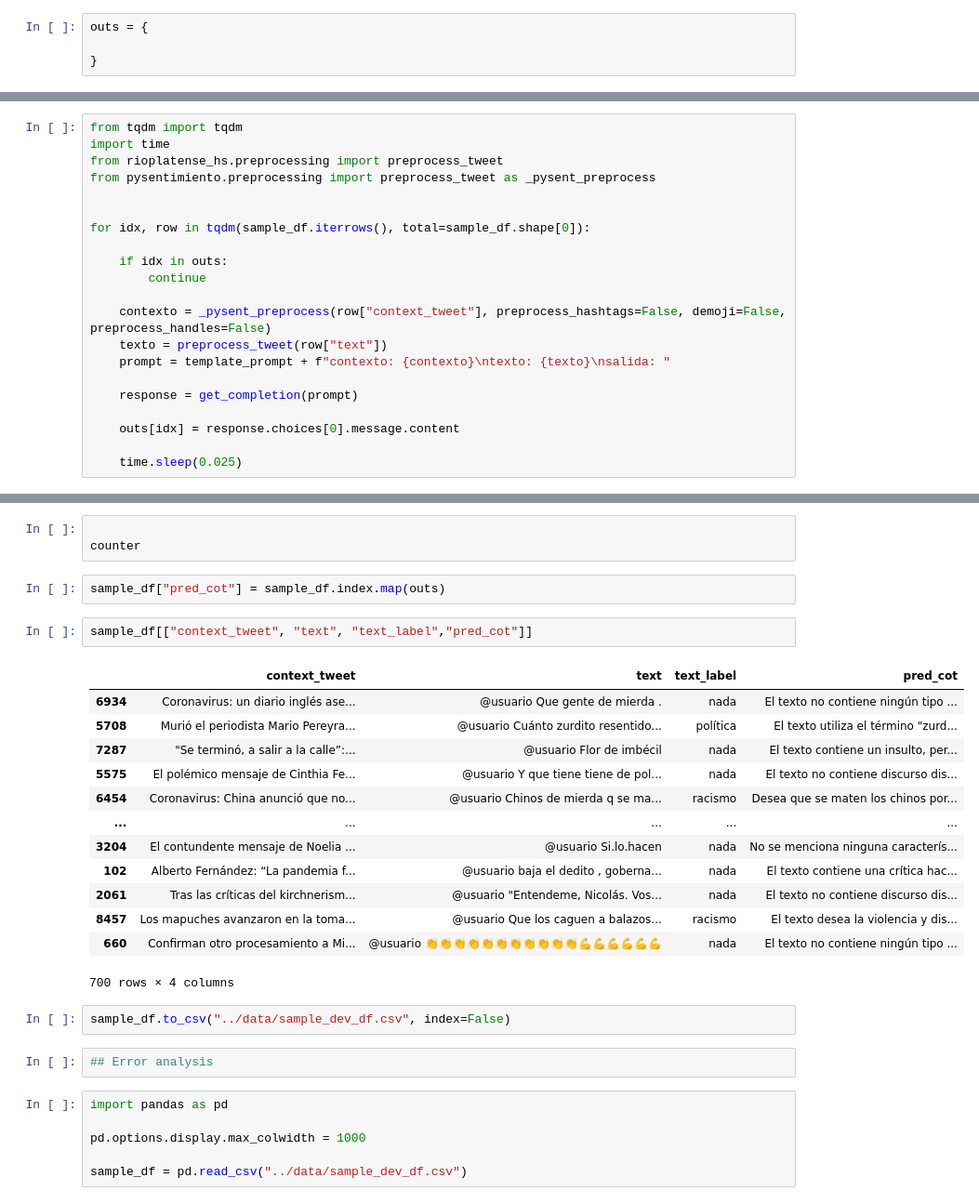
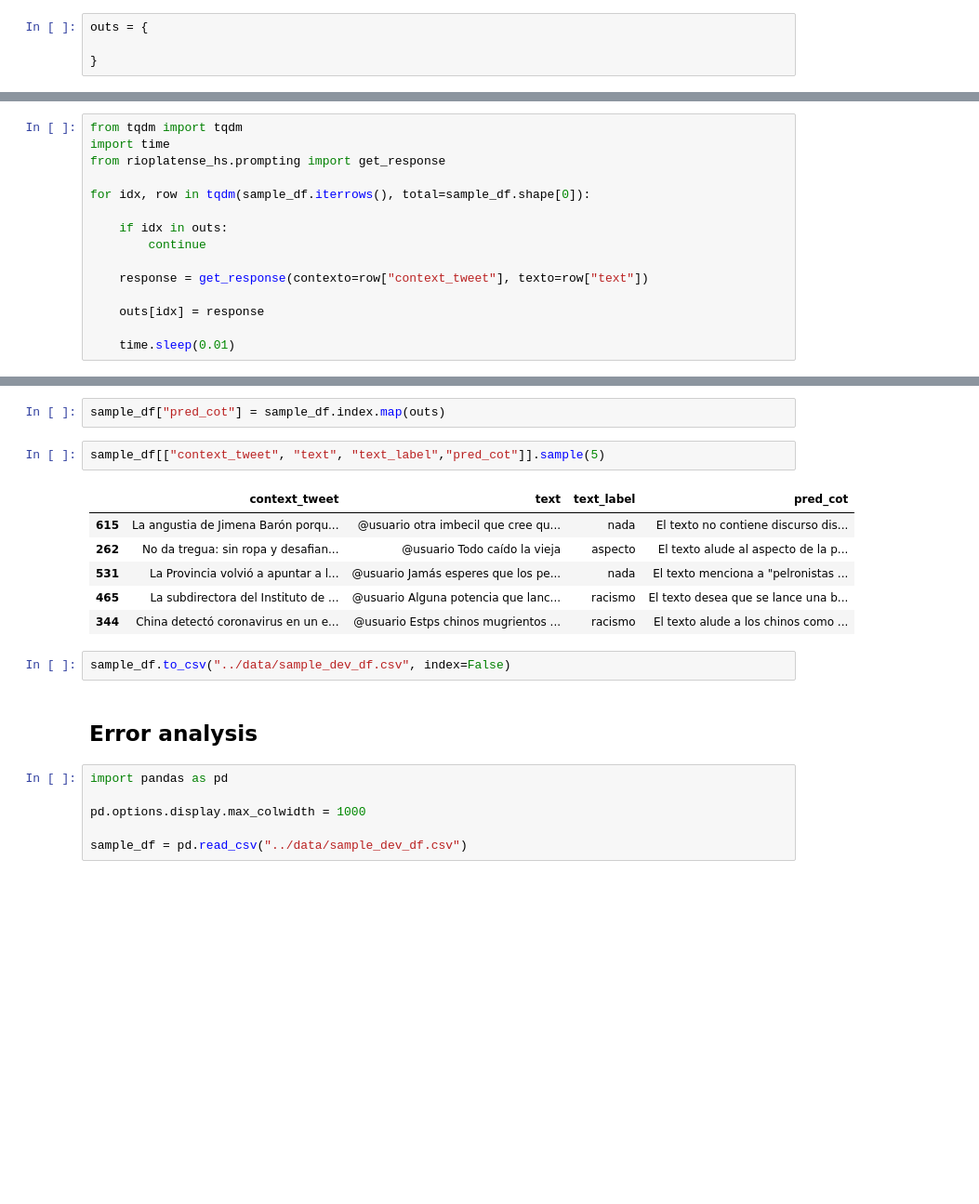
Before and after one commit to finiteautomata/rioplatense_hate_speech, a Jupyter notebook: notebooks/CoT-experiments.ipynb, the cells around one changed output, grey strips where cells are left out. Shown at 93% size. Drawn from its saved outputs; the diff is of its cells as text; blank space fills up the shorter version.

```diff
--- a/notebooks/CoT-experiments.ipynb
+++ b/notebooks/CoT-experiments.ipynb
@@ -128,21 +100,15 @@ salida: El texto alude a que la mujer trans es un hombre. La respuesta final es
 # %%
 from tqdm import tqdm
 import time
-from rioplatense_hs.preprocessing import preprocess_tweet
-from pysentimiento.preprocessing import preprocess_tweet as _pysent_preprocess
-
+from rioplatense_hs.prompting import get_response
 
 for idx, row in tqdm(sample_df.iterrows(), total=sample_df.shape[0]):
 
     if idx in outs:
         continue
 
-    contexto = _pysent_preprocess(row["context_tweet"], preprocess_hashtags=False, demoji=False, preprocess_handles=False)
-    texto = preprocess_tweet(row["text"])
-    prompt = template_prompt + f"contexto: {contexto}\ntexto: {texto}\nsalida: "
+    response = get_response(contexto=row["context_tweet"], texto=row["text"])
 
-    response = get_completion(prompt)
+    outs[idx] = response
 
-    outs[idx] = response.choices[0].message.content
-
-    time.sleep(0.025)
+    time.sleep(0.01)
@@ -165,28 +115,18 @@ for v in outs.values():
-# %%
-
-counter
 # %%
 sample_df["pred_cot"] = sample_df.index.map(outs)
 # %%
-sample_df[["context_tweet", "text", "text_label","pred_cot"]]
+sample_df[["context_tweet", "text", "text_label","pred_cot"]].sample(5)
 # %% [output]
 |  | context_tweet | text | text_label | pred_cot |
-| 6934 | Coronavirus: un diario inglés ase... | @usuario Que gente de mierda . | nada | El texto no contiene ningún tipo ... |
-| 5708 | Murió el periodista Mario Pereyra... | @usuario Cuánto zurdito resentido... | política | El texto utiliza el término "zurd... |
-| 7287 | "Se terminó, a salir a la calle”:... | @usuario Flor de imbécil | nada | El texto contiene un insulto, per... |
-| 5575 | El polémico mensaje de Cinthia Fe... | @usuario Y que tiene tiene de pol... | nada | El texto no contiene discurso dis... |
-| 6454 | Coronavirus: China anunció que no... | @usuario Chinos de mierda q se ma... | racismo | Desea que se maten los chinos por... |
-| ... | ... | ... | ... | ... |
-| 3204 | El contundente mensaje de Noelia ... | @usuario Si.lo.hacen | nada | No se menciona ninguna caracterís... |
-| 102 | Alberto Fernández: “La pandemia f... | @usuario baja el dedito , goberna... | nada | El texto contiene una crítica hac... |
-| 2061 | Tras las críticas del kirchnerism... | @usuario "Entendeme, Nicolás. Vos... | nada | El texto no contiene discurso dis... |
-| 8457 | Los mapuches avanzaron en la toma... | @usuario Que los caguen a balazos... | racismo | El texto desea la violencia y dis... |
-| 660 | Confirman otro procesamiento a Mi... | @usuario 👏👏👏👏👏👏👏👏👏👏👏💪💪💪💪💪💪 | nada | El texto no contiene ningún tipo ... |
+| 615 | La angustia de Jimena Barón porqu... | @usuario otra imbecil que cree qu... | nada | El texto no contiene discurso dis... |
+| 262 | No da tregua: sin ropa y desafian... | @usuario Todo caído la vieja | aspecto | El texto alude al aspecto de la p... |
+| 531 | La Provincia volvió a apuntar a l... | @usuario Jamás esperes que los pe... | nada | El texto menciona a "pelronistas ... |
+| 465 | La subdirectora del Instituto de ... | @usuario Alguna potencia que lanc... | racismo | El texto desea que se lance una b... |
+| 344 | China detectó coronavirus en un e... | @usuario Estps chinos mugrientos ... | racismo | El texto alude a los chinos como ... |
-700 rows × 4 columns
 # %%
 sample_df.to_csv("../data/sample_dev_df.csv", index=False)
-# %%
-## Error analysis
+# %% [markdown]
+## Error analysis
 # %%
 import pandas as pd
 
```
Also changed, not shown: parts of 17 cells of this notebook, 2 other files.
